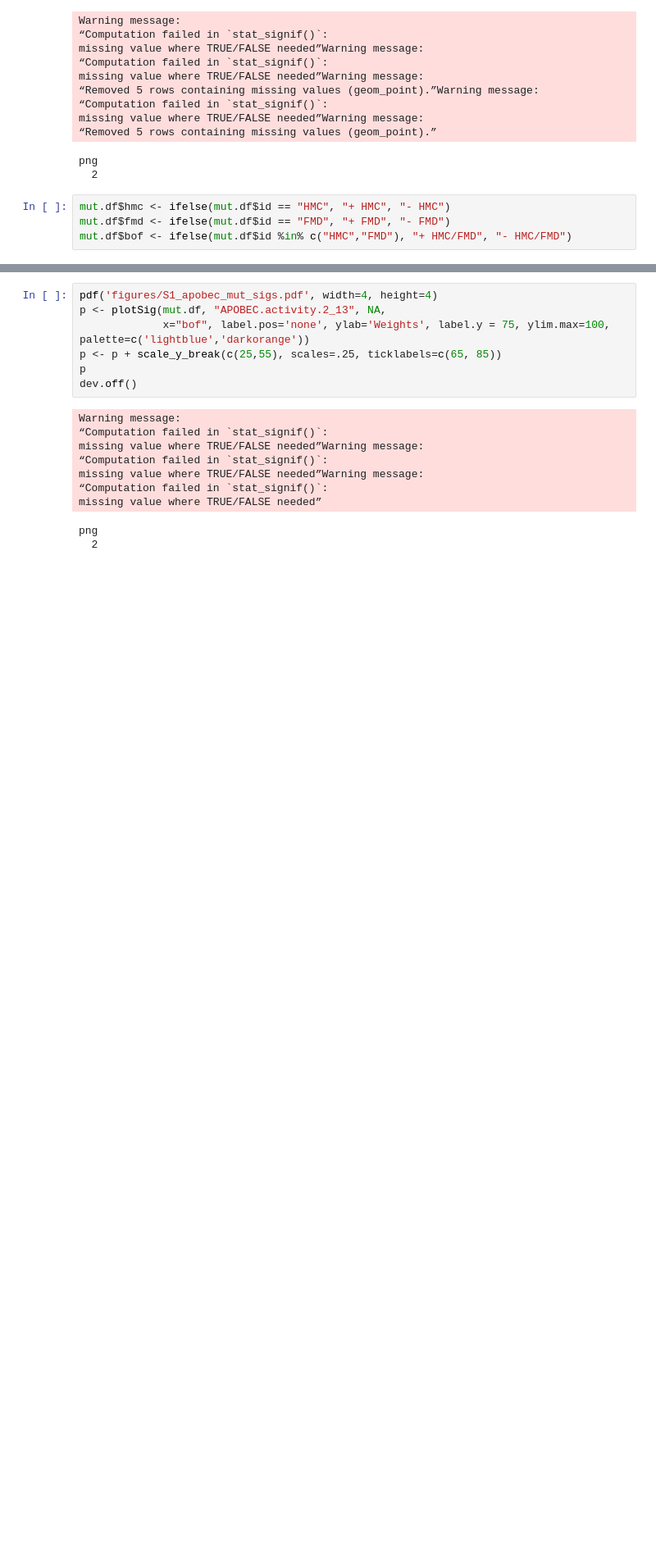
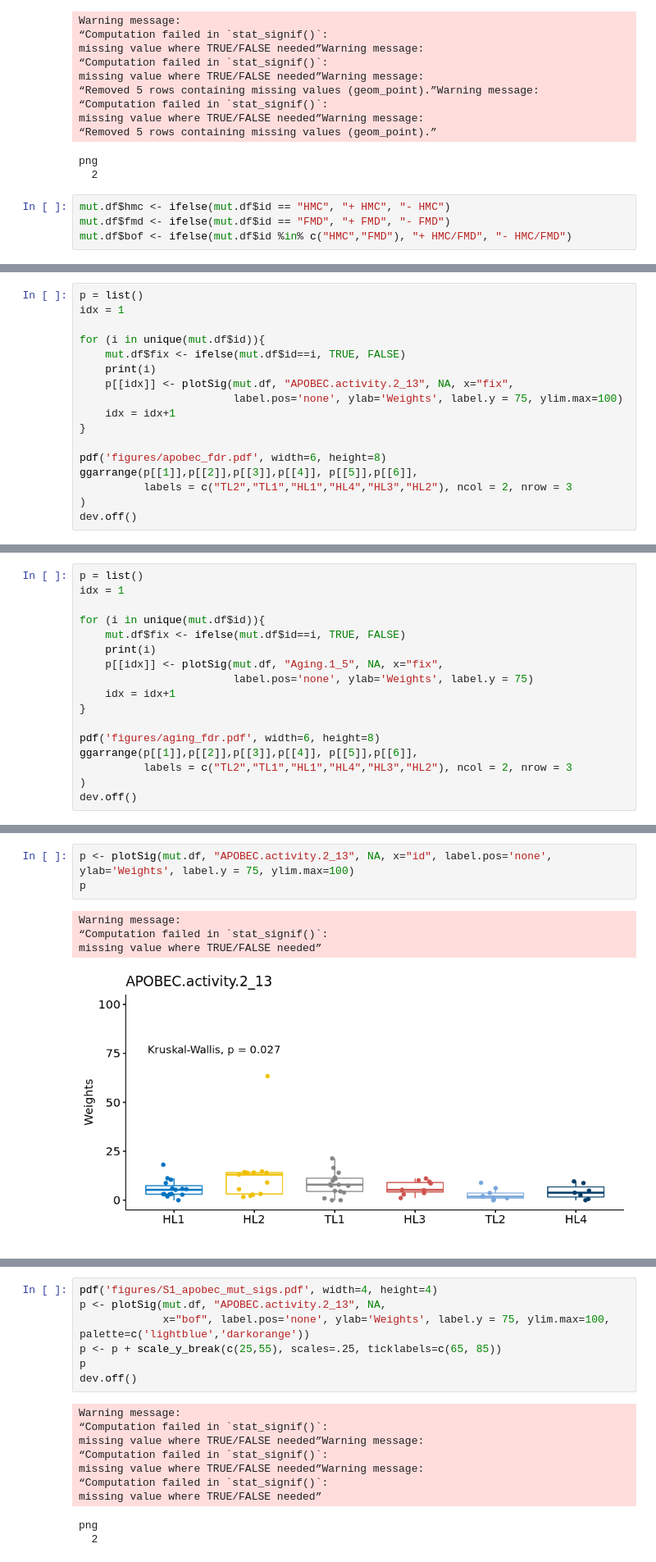
Before and after one commit to getzlab/SMM_clustering_2020, a Jupyter notebook: Fig1/3b_mutational_signatures.ipynb, the cells around one changed output, grey strips where cells are left out. Shown: that part at 82% size. Drawn from its saved outputs; the diff is of its cells as text; blank space fills up the shorter version.

```diff
--- a/Fig1/3b_mutational_signatures.ipynb
+++ b/Fig1/3b_mutational_signatures.ipynb
@@ -80,0 +87,17 @@ mut.df$bof <- ifelse(mut.df$id %in% c("HMC","FMD"), "+ HMC/FMD", "- HMC/FMD")
+# %%
+p = list()
+idx = 1
+
+for (i in unique(mut.df$id)){
+    mut.df$fix <- ifelse(mut.df$id==i, TRUE, FALSE)
+    print(i)
+    p[[idx]] <- plotSig(mut.df, "APOBEC.activity.2_13", NA, x="fix",
+                        label.pos='none', ylab='Weights', label.y = 75, ylim.max=100)
+    idx = idx+1
+}
+
+pdf('figures/apobec_fdr.pdf', width=6, height=8)
+ggarrange(p[[1]],p[[2]],p[[3]],p[[4]], p[[5]],p[[6]],
+          labels = c("TL2","TL1","HL1","HL4","HL3","HL2"), ncol = 2, nrow = 3
+)
+dev.off()
@@ -80,0 +126,17 @@ mut.df$bof <- ifelse(mut.df$id %in% c("HMC","FMD"), "+ HMC/FMD", "- HMC/FMD")
+# %%
+p = list()
+idx = 1
+
+for (i in unique(mut.df$id)){
+    mut.df$fix <- ifelse(mut.df$id==i, TRUE, FALSE)
+    print(i)
+    p[[idx]] <- plotSig(mut.df, "Aging.1_5", NA, x="fix",
+                        label.pos='none', ylab='Weights', label.y = 75)
+    idx = idx+1
+}
+
+pdf('figures/aging_fdr.pdf', width=6, height=8)
+ggarrange(p[[1]],p[[2]],p[[3]],p[[4]], p[[5]],p[[6]],
+          labels = c("TL2","TL1","HL1","HL4","HL3","HL2"), ncol = 2, nrow = 3
+)
+dev.off()
@@ -80,0 +165,8 @@ mut.df$bof <- ifelse(mut.df$id %in% c("HMC","FMD"), "+ HMC/FMD", "- HMC/FMD")
+# %%
+p <- plotSig(mut.df, "APOBEC.activity.2_13", NA, x="id", label.pos='none', ylab='Weights', label.y = 75, ylim.max=100)
+p
+# %% [output]
+Warning message:
+“Computation failed in `stat_signif()`:
+missing value where TRUE/FALSE needed”
+[figure, added]
```
Also changed, not shown: parts of 5 cells of this notebook, 7 other files.
